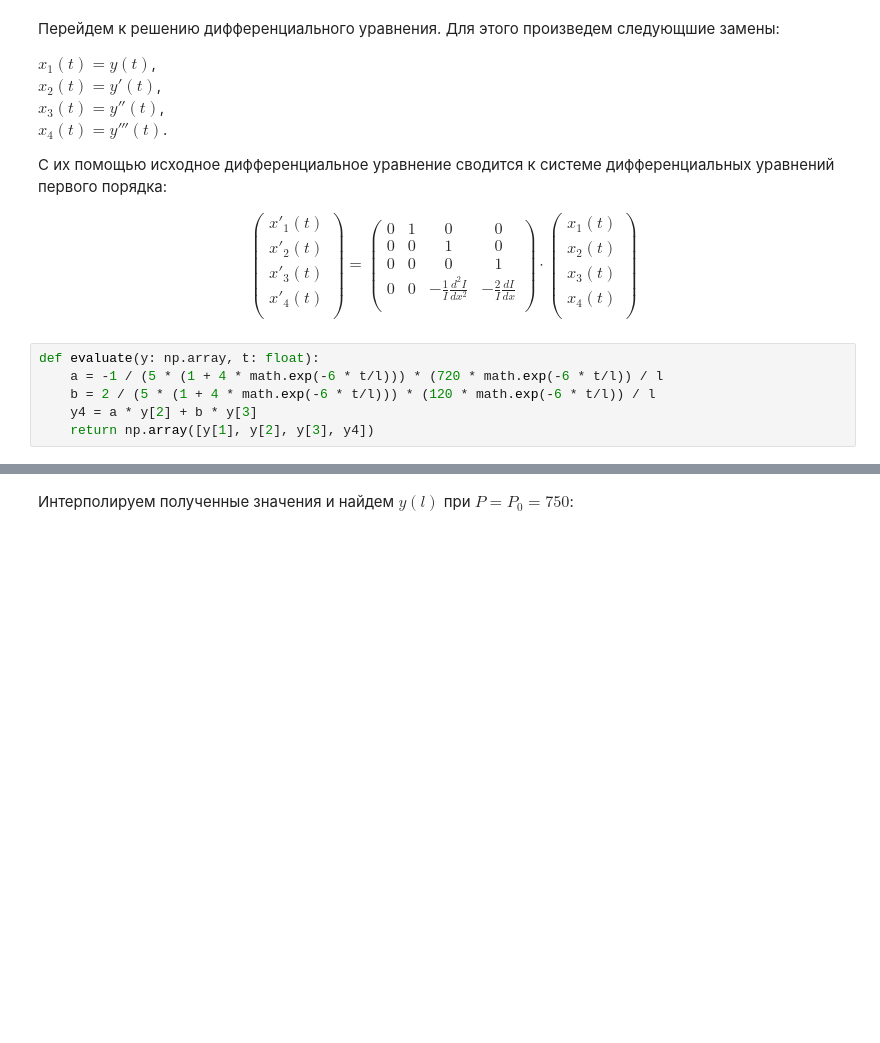
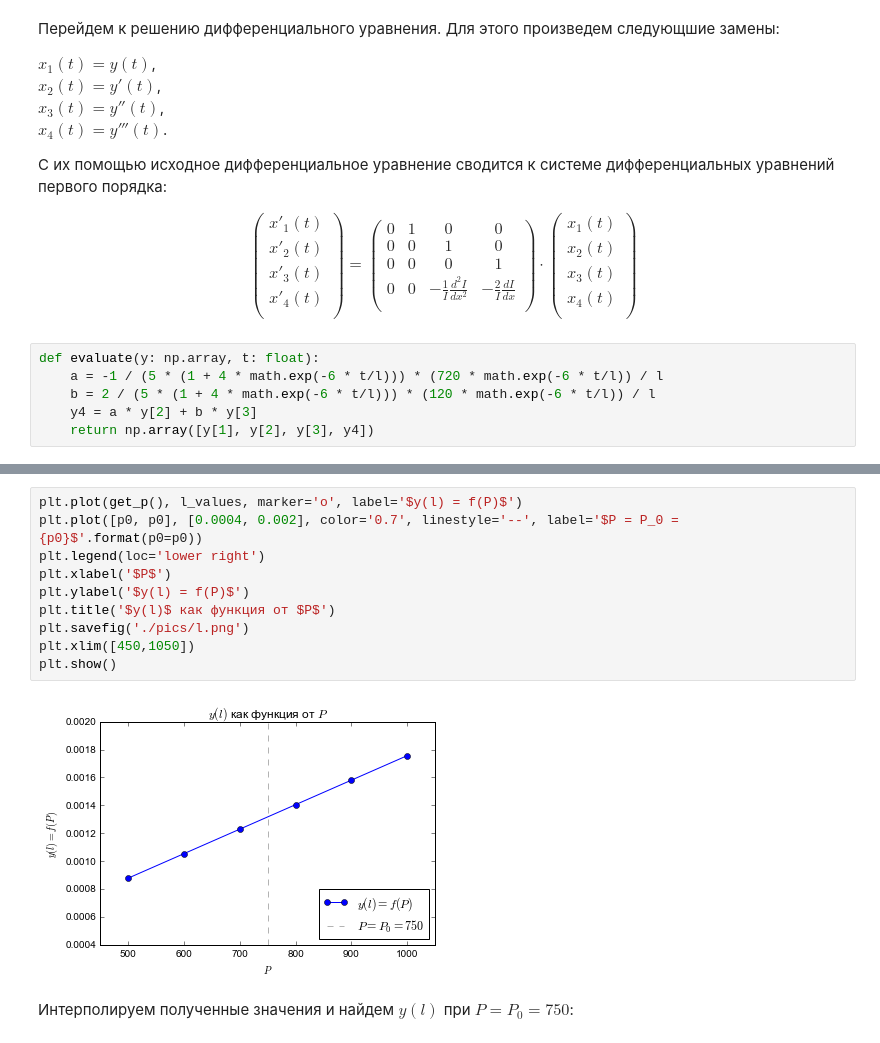
Before and after one commit to vaddya/computational-math, a Jupyter notebook: coursework/coursework.ipynb, the cells around one changed output, grey strips where cells are left out. Cells and saved outputs as stored; diff of their text form; blank space fills up the shorter version.

```diff
--- a/coursework/coursework.ipynb
+++ b/coursework/coursework.ipynb
@@ -167,3 +177,15 @@ P = 1000, f(l) = 0.0017451782912514479
+# %%
+plt.plot(get_p(), l_values, marker='o', label='$y(l) = f(P)$')
+plt.plot([p0, p0], [0.0004, 0.002], color='0.7', linestyle='--', label='$P = P_0 = {p0}$'.format(p0=p0))
+plt.legend(loc='lower right')
+plt.xlabel('$P$')
+plt.ylabel('$y(l) = f(P)$')
+plt.title('$y(l)$ как функция от $P$')
+plt.savefig('./pics/l.png')
+plt.xlim([450,1050])
+plt.show()
+# %% [output]
+[figure, added]
 # %% [markdown]
 Интерполируем полученные значения и найдем $y(l)$ при $P = P_0 = 750$:
 # %%
```
Also changed, not shown: parts of 10 cells of this notebook, 2 other files.
